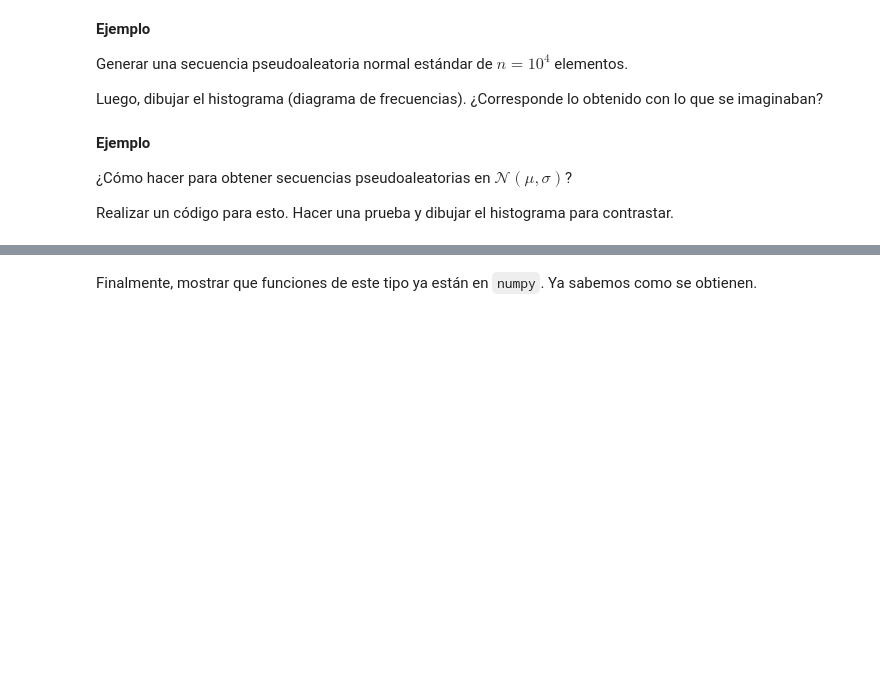
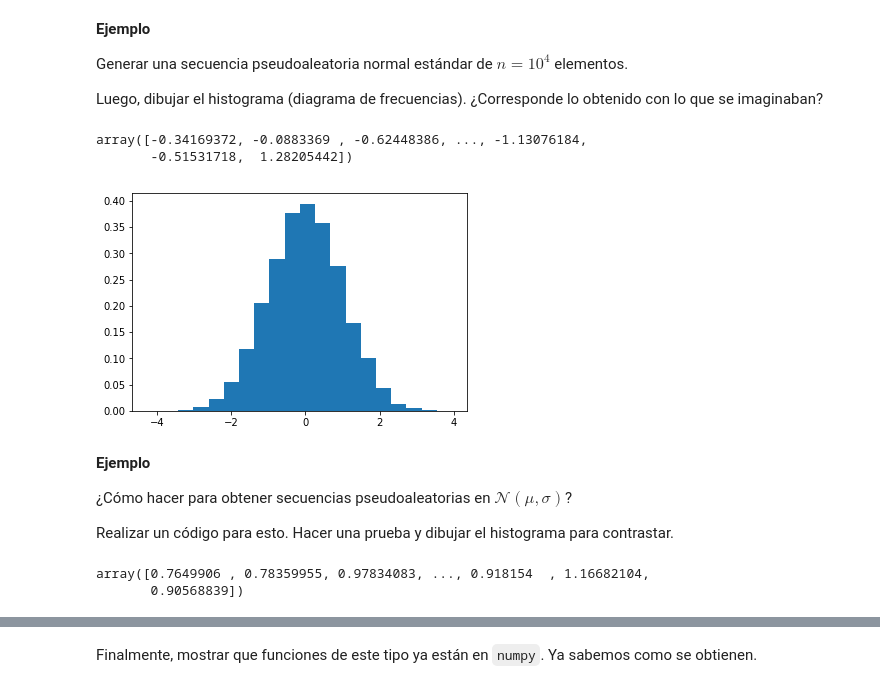
Before and after one commit to valerialadron/SimMat2019_1, a Jupyter notebook: Modulo2/Clase8_NumerosPseudoaleatorios.ipynb, the cells around one changed output, grey strips where cells are left out. Drawn from its saved outputs; the diff is of its cells as text; code cells hidden in the pictures; blank space fills up the shorter version.

```diff
--- a/Modulo2/Clase8_NumerosPseudoaleatorios.ipynb
+++ b/Modulo2/Clase8_NumerosPseudoaleatorios.ipynb
@@ -213,3 +274,13 @@ Escribir una función que devuelva secuencias de números aleatorios $\mathcal{N
+# %%
+#### Resolver acá
+def box_muller(x0,a,b,m,n):
+    U1=cong_method(x0, a, b, m, n)
+    U2=cong_method(time.time(), a, b, m, n)
+    R = np.sqrt(-2*np.log(U1))
+    Theta=2*np.pi*U2
+    X= R*np.cos(Theta)
+    Y= R*np.sin(Theta)
+    return X
 # %% [markdown]
 **Ejemplo**
 
@@ -223,3 +290,16 @@ Luego, dibujar el histograma (diagrama de frecuencias). ¿Corresponde lo obtenid
+# %%
+#### Resolver acá
+x0, a, b, m, n= 17, 1103515254, 12345, 2**31-1, 10**4,
+x=box_muller(x0, a, b, m, n)
+x
+# %% [output]
+array([-0.34169372, -0.0883369 , -0.62448386, ..., -1.13076184,
+       -0.51531718,  1.28205442])
+# %%
+## Graficar
+plt.hist(x, bins=20, density=True);
+# %% [output]
+[figure, added]
 # %% [markdown]
 **Ejemplo**
 
@@ -232,0 +309,9 @@ Realizar un código para esto. Hacer una prueba y dibujar el histograma para con
+# %%
+#### Resolver acá
+x0, a, b, m, n= 17, 1103515254, 12345, 2**31-1, 10**4,
+mu,sigma= 1, 0.3
+x=sigma*box_muller(x0, a, b, m, n) +mu
+x
+# %% [output]
+array([0.7649906 , 0.78359955, 0.97834083, ..., 0.918154  , 1.16682104,
+       0.90568839])
```
Also changed, not shown: parts of 32 cells of this notebook.
